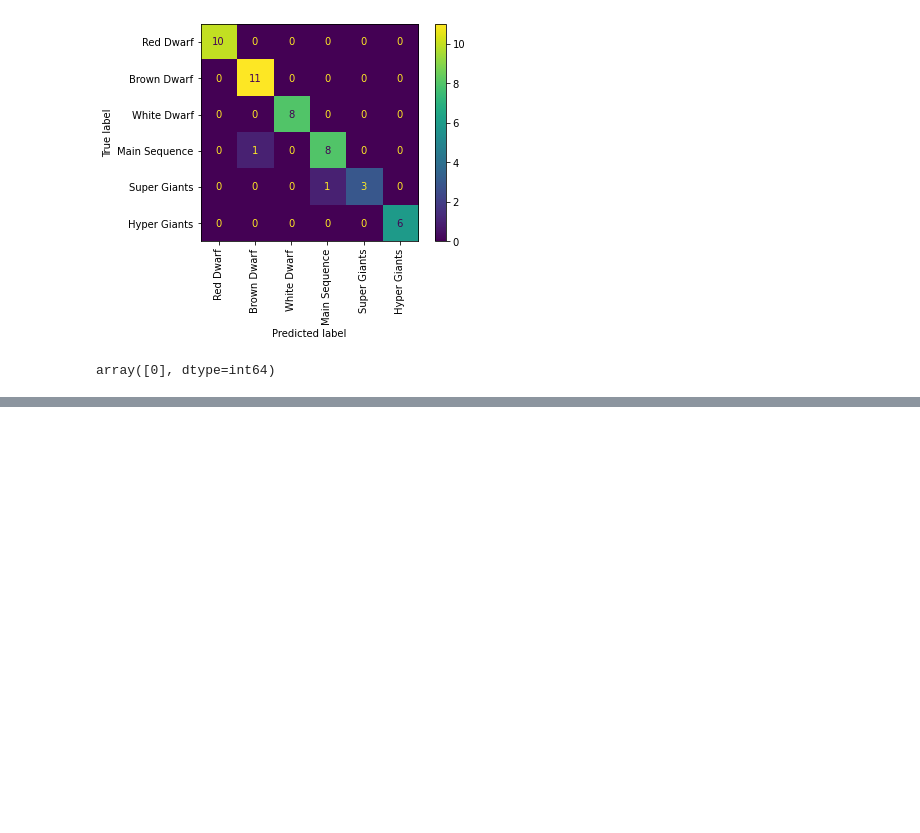
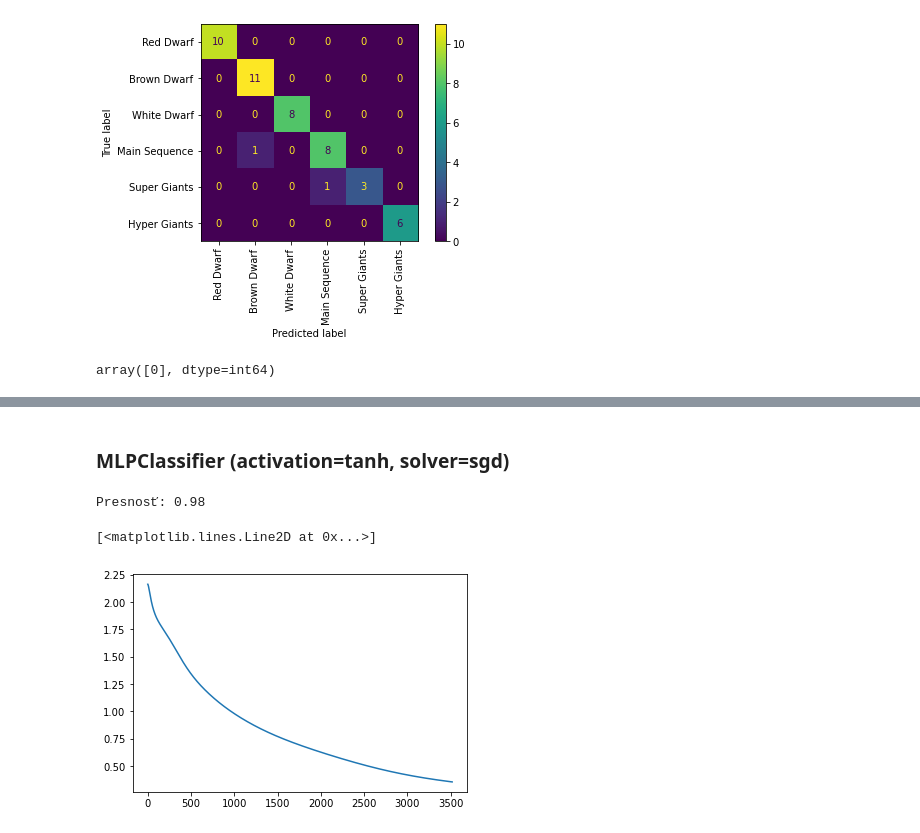
Before and after one commit to adamzv/Zverka_NS2021, a Jupyter notebook: zverka_stars_classification.ipynb, the cells around one changed output, grey strips where cells are left out. Drawn from its saved outputs; the diff is of its cells as text; code cells hidden in the pictures; blank space fills up the shorter version.

```diff
--- a/zverka_stars_classification.ipynb
+++ b/zverka_stars_classification.ipynb
@@ -277,0 +348,15 @@ array([0], dtype=int64)
+# %% [markdown]
+### MLPClassifier (activation=tanh, solver=sgd)
+# %%
+mlp = MLPClassifier(activation='tanh', solver="sgd", hidden_layer_sizes=(6,6,6), max_iter=10000, random_state=111)
+mlp.fit(X_train_scaled, Y_train)
+print(f"Presnosť: {mlp.score(X_test_scaled, Y_test):.2f}")
+# %% [output]
+Presnosť: 0.98
+# %%
+# podľa odpovedi na SO: https://stackoverflow.com/questions/54181604/error-using-loss-curve-attribute-of-mlpclassifier-in-python
+# len MLPClassifier so solverom sgd dokáže vypísať straty v každej iterácii
+plt.plot(mlp.loss_curve_)
+# %% [output]
+[<matplotlib.lines.Line2D at 0x...>]
+[figure, added]
```
Also changed, not shown: parts of 16 cells of this notebook.
